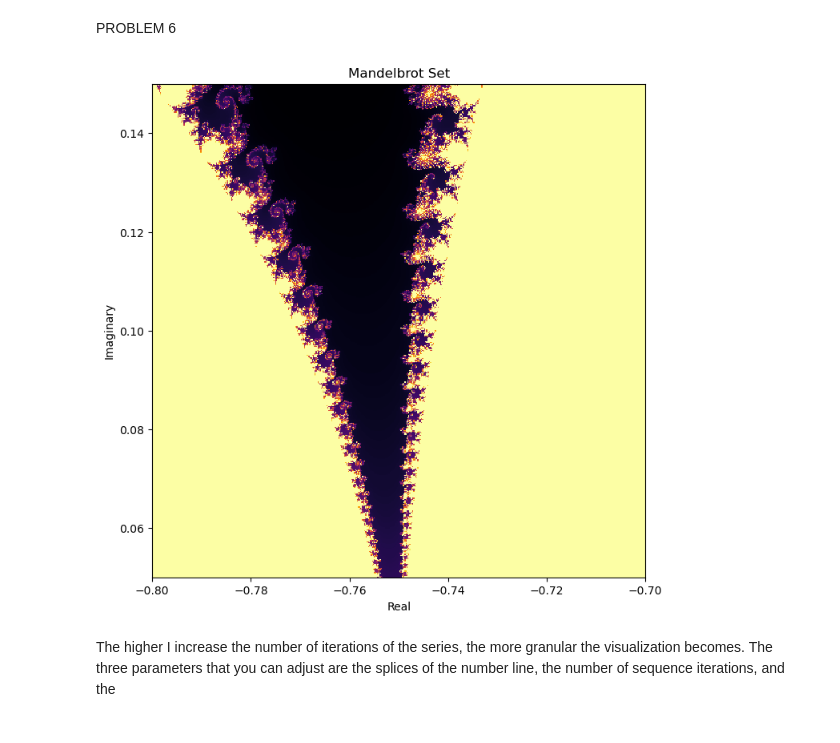
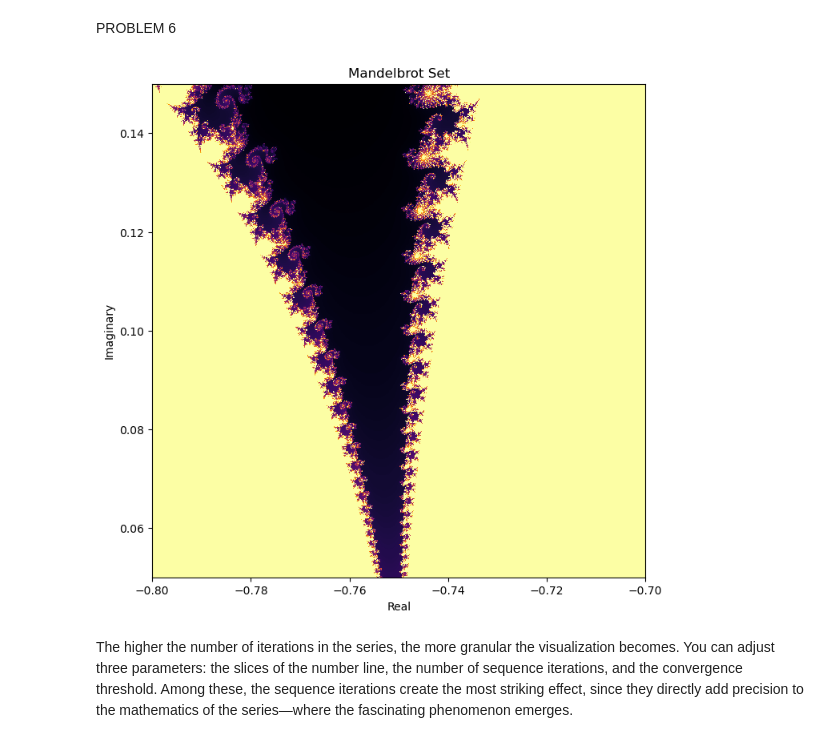
Before and after one commit to s1moncha/eps109, a Jupyter notebook: labs/lab5/main.ipynb, the cells around one changed output. Cells and saved outputs as stored; diff of their text form; code cells hidden in the pictures.

```diff
--- a/labs/lab5/main.ipynb
+++ b/labs/lab5/main.ipynb
@@ -135,24 +135,24 @@ plt.show()
 PROBLEM 6
 # %%
 # Grid
-x = np.linspace(-0.8, -0.7, 501)
-y = np.linspace(0.05, 0.15, 501)
+x = np.linspace(-0.8, -0.7, 1001)
+y = np.linspace(0.05, 0.15, 1001)
 
 result = np.zeros((len(y), len(x)))
 
 for i, yy in enumerate(y):
     for j, xx in enumerate(x):
         C = complex(xx, yy)
         result[i, j] = complexConvergence(C, max_iter=300, threshold=50)
 
 plt.figure(figsize=(8, 8))
 plt.imshow(result, extent=[x.min(), x.max(), y.min(), y.max()],
            cmap="inferno", origin="lower", interpolation="nearest")
 plt.xlabel("Real")
 plt.ylabel("Imaginary")
 plt.title("Mandelbrot Set")
 plt.show()
 # %% [output]
-[figure, old version]
+[figure, new version]
 # %% [markdown]
-The higher I increase the number of iterations of the series, the more granular the visualization becomes. The three parameters that you can adjust are the splices of the number line, the number of sequence iterations, and the
+The higher the number of iterations in the series, the more granular the visualization becomes. You can adjust three parameters: the slices of the number line, the number of sequence iterations, and the convergence threshold. Among these, the sequence iterations create the most striking effect, since they directly add precision to the mathematics of the series—where the fascinating phenomenon emerges.
```
Also changed, not shown: parts of 4 cells of this notebook, 5 other files.
